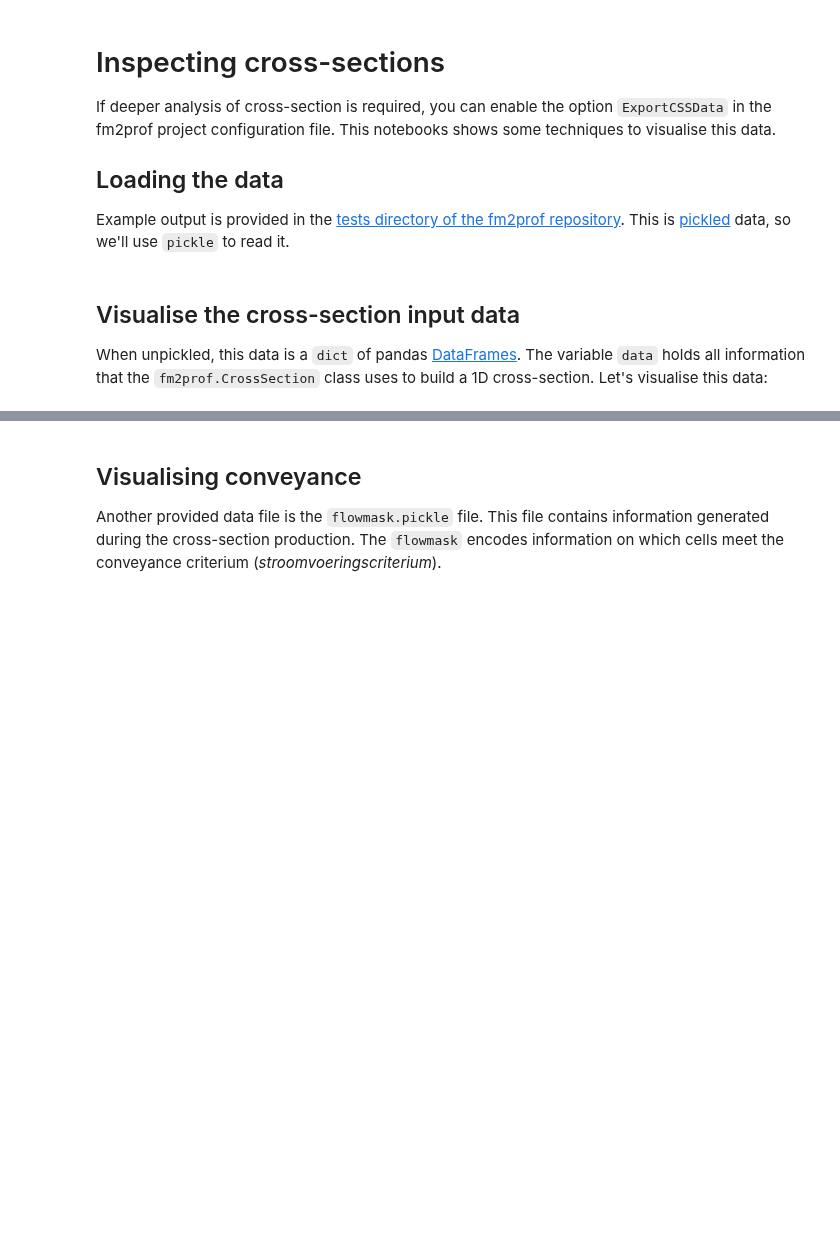
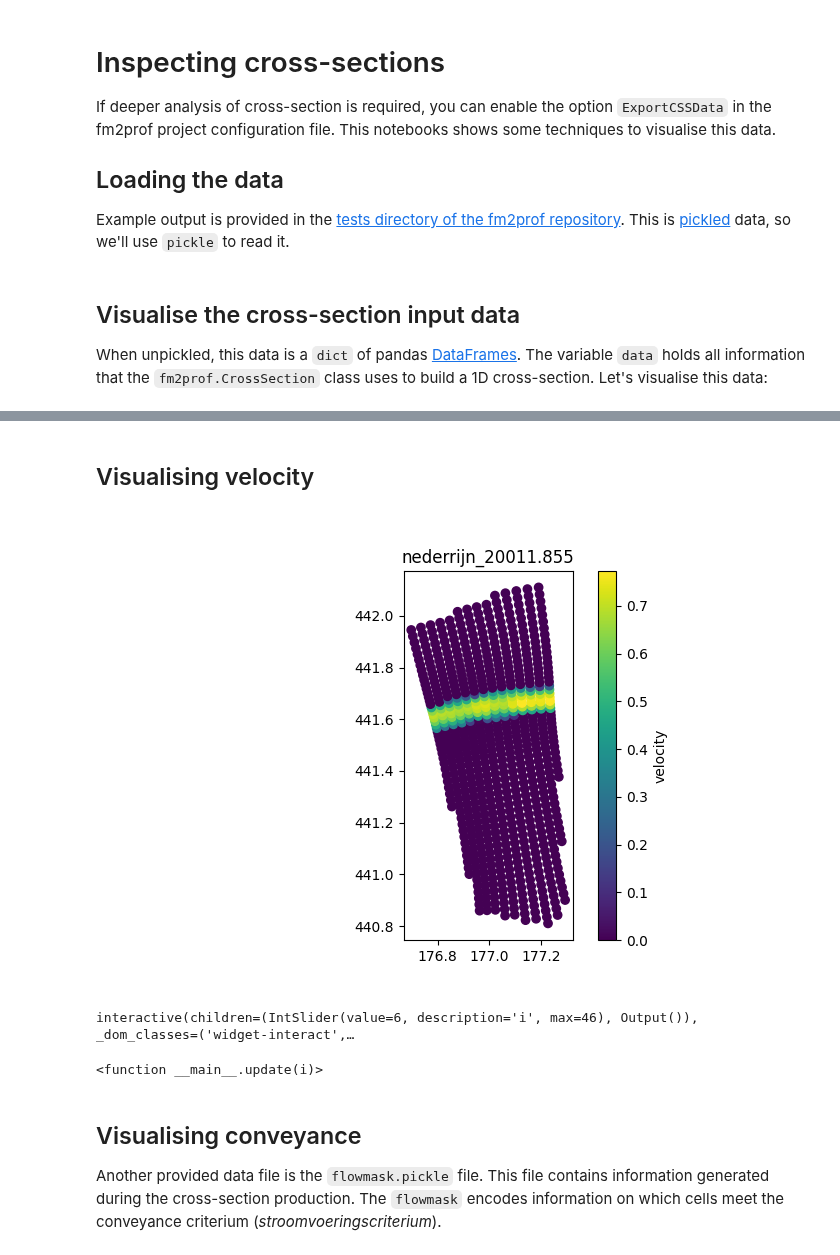
Before and after one commit to Deltares/Fm2Prof, a Jupyter notebook: docs/notebooks/cross_section_data.ipynb, the cells around one changed output, grey strips where cells are left out. Drawn from its saved outputs; the diff is of its cells as text; code cells hidden in the pictures; blank space fills up the shorter version.

```diff
--- a/docs/notebooks/cross_section_data.ipynb
+++ b/docs/notebooks/cross_section_data.ipynb
@@ -38,3 +38,35 @@ cb.set_label(variable)
+# %% [markdown]
+## Visualising velocity
+# %%
+%matplotlib widget
+from ipywidgets import *
+import numpy as np
+import matplotlib.pyplot as plt
+from matplotlib.colors import ListedColormap
+
+variable = 'velocity' # try also: waterlevel, waterdepth
+
+z = data.get('fm_data').get(variable)
+fig, ax = plt.subplots(1)
+
+sc = ax.scatter(x/1000, y/1000, c=z.iloc[6])
+ax.set_aspect('equal', adjustable='box')
+ax.set_title(case)
+cb = plt.colorbar(sc)
+cb.set_label(variable)
+plt.show(fig)
+
+def update(i):
+    plt.gca()
+    zi = z.iloc[i]
+    ax.scatter(x/1000, y/1000, c=zi)
+    fig.canvas.draw()
+
+interact(update, i=widgets.IntSlider(min=0, max=46, step=1, value=6))
+# %% [output]
+[figure, added]
+interactive(children=(IntSlider(value=6, description='i', max=46), Output()), _dom_classes=('widget-interact',…
+<function __main__.update(i)>
 # %% [markdown]
 ## Visualising conveyance
 Another provided data file is the `flowmask.pickle` file. This file contains information generated during the cross-section production. The `flowmask` encodes information on which cells meet the conveyance criterium (_stroomvoeringscriterium_).
```
Also changed, not shown: parts of 3 cells of this notebook, 2 other files.
